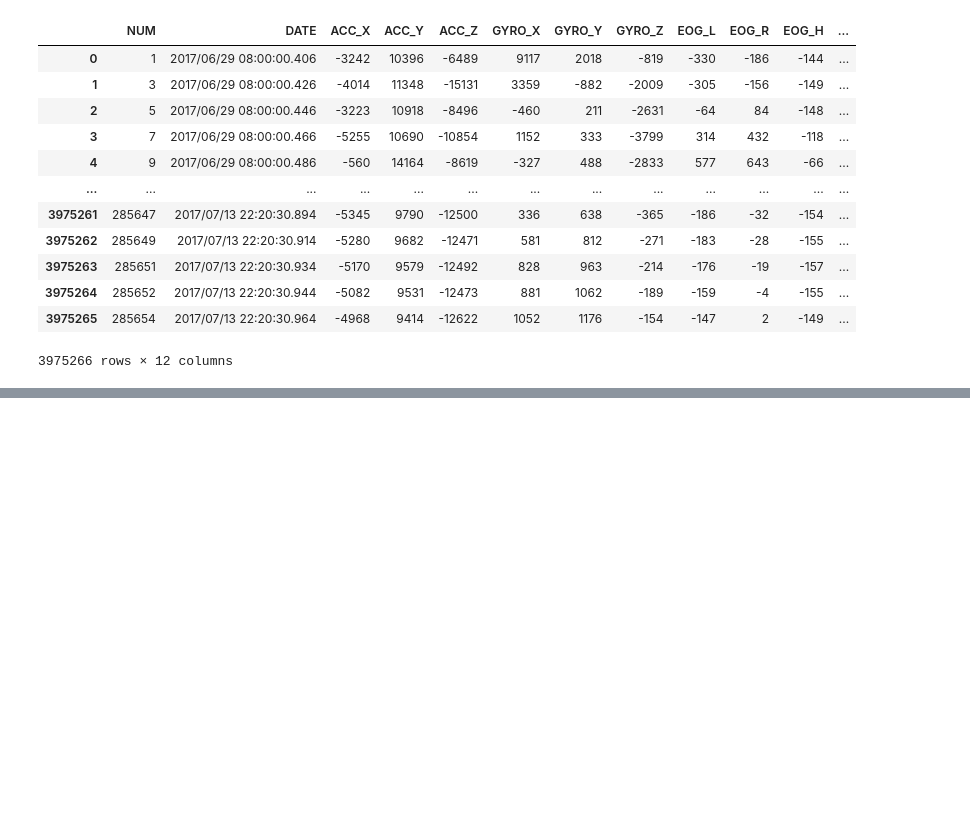
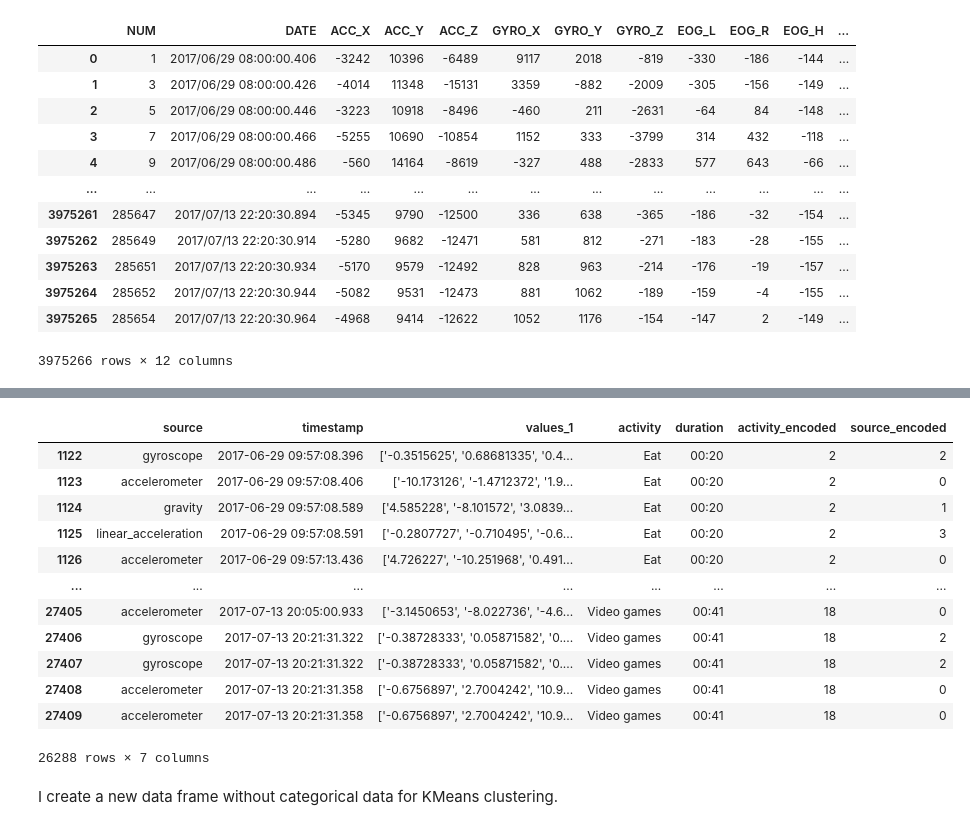
Before and after one commit to twotango/messenger, a Jupyter notebook: Research/Weeks/week_12.ipynb, the cells around one changed output, grey strips where cells are left out. Saved outputs shown, nothing was run; the diff lists cells and outputs as text; code cells hidden in the pictures; blank space fills up the shorter version.

```diff
--- a/Research/Weeks/week_12.ipynb
+++ b/Research/Weeks/week_12.ipynb
@@ -21,0 +97,2 @@ glasses
+# %%
+smartwatch_sources = pd.read_csv('/Users/emilkoch/Desktop/2Tango/Data Files/Dataset_2_glasses/source_smartwatch_full.csv')
@@ -21,0 +120,2 @@ glasses
+# %%
+activity_type_full = pd.read_csv('/Users/emilkoch/Desktop/2Tango/Data Files/Dataset_2_glasses/report_full_activity_type.csv')
@@ -21,0 +181,6 @@ glasses
+# %%
+# Filter the DataFrame to keep rows where both "activity" and "duration" are not equal to 0
+filtered_data = merged_data[(merged_data['activity'] != 0) & (merged_data['duration'] != 0)]
+
+# Print or further process the filtered data
+print(filtered_data)
@@ -21,0 +252,22 @@ glasses
+# %%
+from sklearn.preprocessing import LabelEncoder
+
+# Create a label encoder object
+label_encoder = LabelEncoder()
+
+# Apply label encoding to the "activity" column
+filtered_data['activity_encoded'] = label_encoder.fit_transform(filtered_data['activity'])
+
+# Apply label encoding to the "source" column
+filtered_data['source_encoded'] = label_encoder.fit_transform(filtered_data['source'])
+
+# Create dictionaries to map encoded values back to original categorical values
+activity_encoder_dict = dict(zip(filtered_data['activity'], filtered_data['activity_encoded']))
+source_encoder_dict = dict(zip(filtered_data['source'], filtered_data['source_encoded']))
+
+# Display the dictionaries
+print("Activity Encoding Dictionary:")
+print(activity_encoder_dict)
+
+print("\nSource Encoding Dictionary:")
+print(source_encoder_dict)
@@ -21,0 +290,18 @@ glasses
+# %%
+filtered_data
+# %% [output]
+|  | source | timestamp | values_1 | activity | duration | activity_encoded | source_encoded |
+| 1122 | gyroscope | 2017-06-29 09:57:08.396 | ['-0.3515625', '0.68681335', '0.4... | Eat | 00:20 | 2 | 2 |
+| 1123 | accelerometer | 2017-06-29 09:57:08.406 | ['-10.173126', '-1.4712372', '1.9... | Eat | 00:20 | 2 | 0 |
+| 1124 | gravity | 2017-06-29 09:57:08.589 | ['4.585228', '-8.101572', '3.0839... | Eat | 00:20 | 2 | 1 |
+| 1125 | linear_acceleration | 2017-06-29 09:57:08.591 | ['-0.2807727', '-0.710495', '-0.6... | Eat | 00:20 | 2 | 3 |
+| 1126 | accelerometer | 2017-06-29 09:57:13.436 | ['4.726227', '-10.251968', '0.491... | Eat | 00:20 | 2 | 0 |
+| ... | ... | ... | ... | ... | ... | ... | ... |
+| 27405 | accelerometer | 2017-07-13 20:05:00.933 | ['-3.1450653', '-8.022736', '-4.6... | Video games | 00:41 | 18 | 0 |
+| 27406 | gyroscope | 2017-07-13 20:21:31.322 | ['-0.38728333', '0.05871582', '0.... | Video games | 00:41 | 18 | 2 |
+| 27407 | gyroscope | 2017-07-13 20:21:31.322 | ['-0.38728333', '0.05871582', '0.... | Video games | 00:41 | 18 | 2 |
+| 27408 | accelerometer | 2017-07-13 20:21:31.358 | ['-0.6756897', '2.7004242', '10.9... | Video games | 00:41 | 18 | 0 |
+| 27409 | accelerometer | 2017-07-13 20:21:31.358 | ['-0.6756897', '2.7004242', '10.9... | Video games | 00:41 | 18 | 0 |
+26288 rows × 7 columns
+# %% [markdown]
+I create a new data frame without categorical data for KMeans clustering.
```
Also changed, not shown: parts of 20 cells of this notebook.
